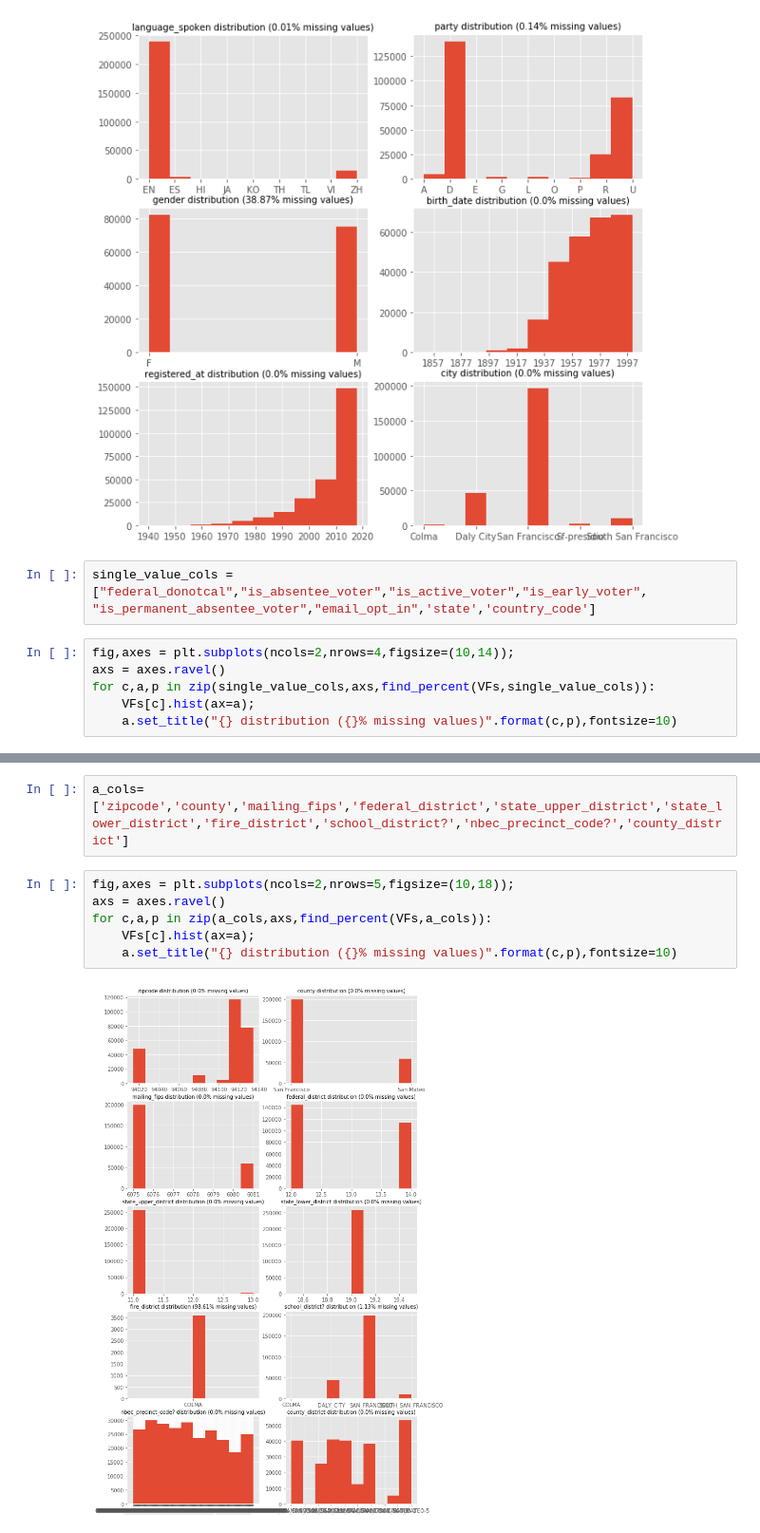
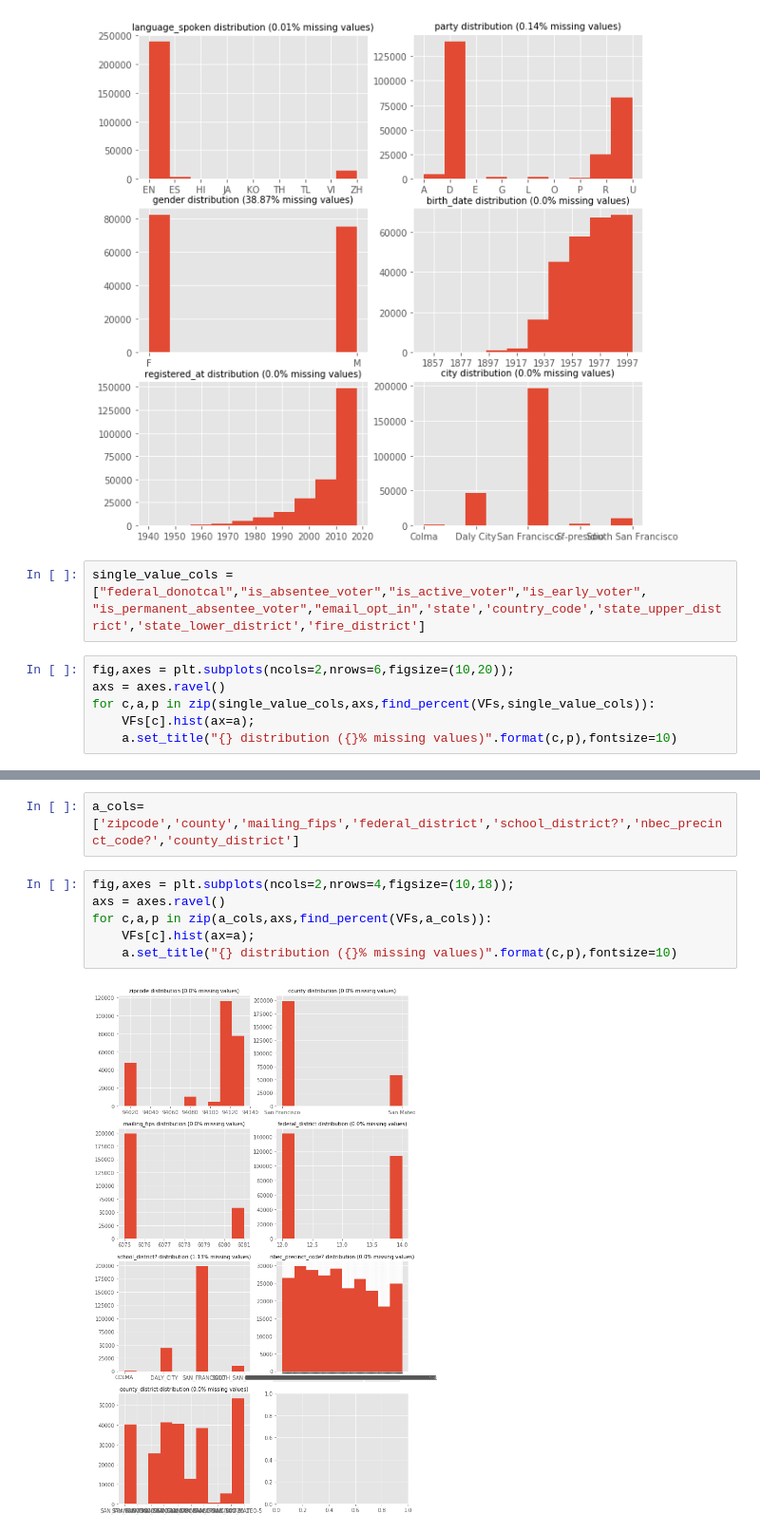
Before and after one commit to liyouzhang/Voters_profiles, a Jupyter notebook: VF.ipynb, the cells around one changed output, grey strips where cells are left out. Shown: that part at 95% size. Drawn from its saved outputs; the diff is of its cells as text.

Commit message:
added VH file and precinct file

```diff
--- a/VF.ipynb
+++ b/VF.ipynb
@@ -198,9 +207,9 @@ for c,a,percent in zip(useful_cols,axs,mp):
 [figure]
 # %%
 single_value_cols =["federal_donotcal","is_absentee_voter","is_active_voter","is_early_voter",
-"is_permanent_absentee_voter","email_opt_in",'state','country_code']
+"is_permanent_absentee_voter","email_opt_in",'state','country_code','state_upper_district','state_lower_district','fire_district']
 # %%
-fig,axes = plt.subplots(ncols=2,nrows=4,figsize=(10,14));
+fig,axes = plt.subplots(ncols=2,nrows=6,figsize=(10,20));
 axs = axes.ravel()
 for c,a,p in zip(single_value_cols,axs,find_percent(VFs,single_value_cols)):
     VFs[c].hist(ax=a);
@@ -210,10 +219,10 @@ for c,a,p in zip(single_value_cols,axs,find_percent(VFs,single_value_cols)):
 # %%
-a_cols=['zipcode','county','mailing_fips','federal_district','state_upper_district','state_lower_district','fire_district','school_district?','nbec_precinct_code?','county_district']
+a_cols=['zipcode','county','mailing_fips','federal_district','school_district?','nbec_precinct_code?','county_district']
 # %%
-fig,axes = plt.subplots(ncols=2,nrows=5,figsize=(10,18));
+fig,axes = plt.subplots(ncols=2,nrows=4,figsize=(10,18));
 axs = axes.ravel()
 for c,a,p in zip(a_cols,axs,find_percent(VFs,a_cols)):
     VFs[c].hist(ax=a);
     a.set_title("{} distribution ({}% missing values)".format(c,p),fontsize=10)
 # %% [output]
-[figure, old version]
+[figure, new version]
```
Also changed, not shown: parts of 19 cells of this notebook.
